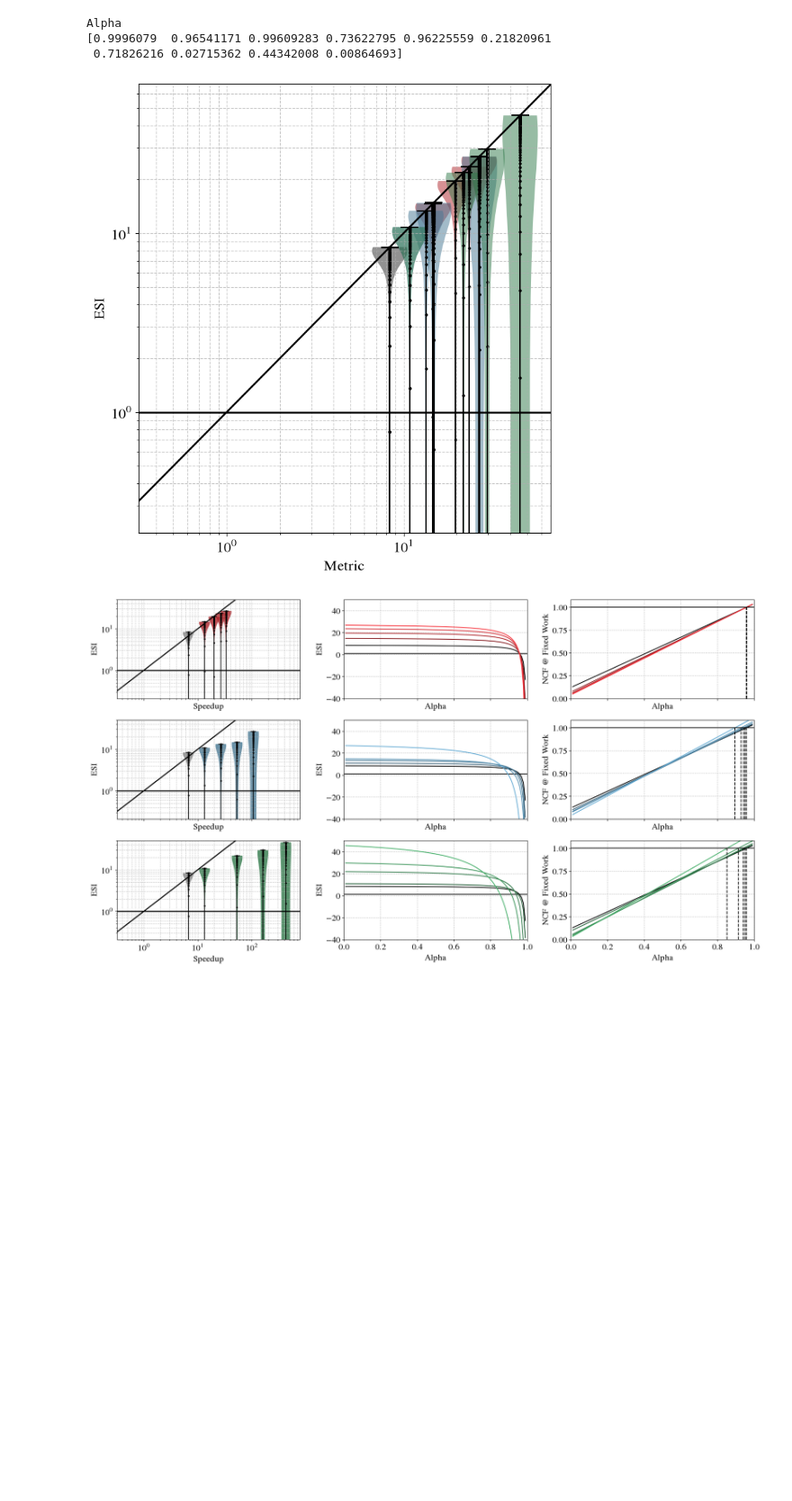
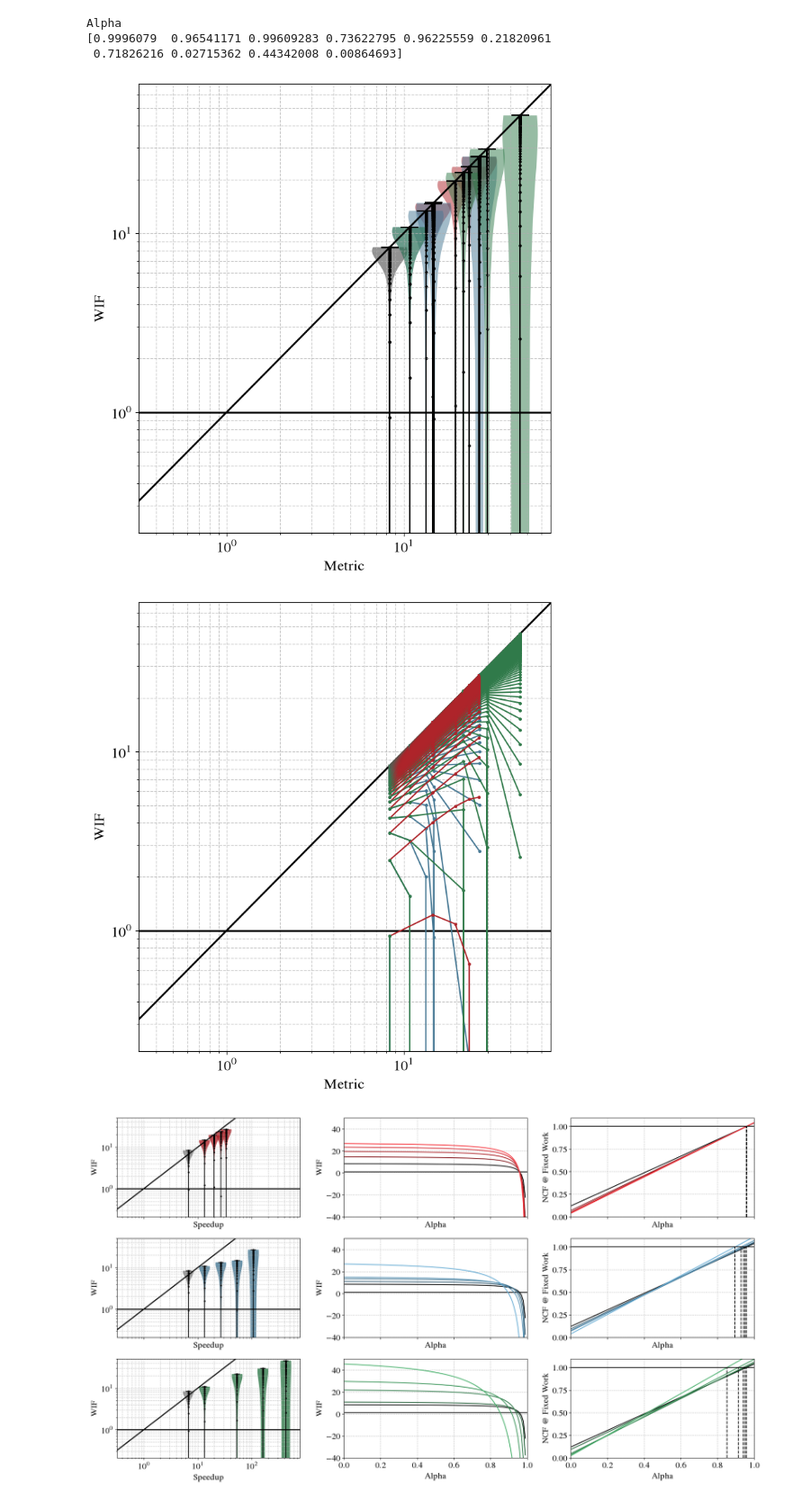
Before and after one commit to PolMaistriaux/IoT_Node_Modeling, a Jupyter notebook: Test_new_applications/Notebook_ASI_Framework.ipynb, the cells around one changed output. Shown at 90% size. Drawn from its saved outputs; the diff is of its cells as text; code cells hidden in the pictures; blank space fills up the shorter version.

```diff
--- a/Test_new_applications/Notebook_ASI_Framework.ipynb
+++ b/Test_new_applications/Notebook_ASI_Framework.ipynb
@@ -925,7 +928,7 @@ metric = 1/theor_energy_ratio # theor_speedup_ratio
 
 for a in range(len(baseline_area)):
     ax[0,a].set_yscale('log')
-    ax[0,a].set_ylabel('ESI')
+    ax[0,a].set_ylabel('WIF')
 
     ax[0,a].plot(speedup_space, 10**speedup_space, 'black', linewidth=2, label='Strongly Sustainable')
     ax[0,a].plot(speedup_space, np.ones(len(speedup_space)), 'black', linewidth=2, label='Strongly Sustainable')
@@ -966,7 +969,81 @@ for a in range(len(baseline_area)):
 fig.tight_layout()
 plt.show()
 # %% [output]
-[figure, old version]
+[figure, new version]
+# %%
+
+theor_ncf_test     = np.zeros((len(alpha_studied),len(baseline_area),3,arch_Dim,analysis_nMem_type,2))
+for k in range(3):
+    for a in range(len(baseline_area)):
+        for i in range(arch_Dim):
+            for d, j in enumerate(analysis_Mem_type):
+                theor_ncf_test[:,a,k,i,d,0]= (1 - (theor_area_ratio[k,i,j,a]* (alpha_studied)) ) /  (theor_energy_ratio[k,i,j]* (1-alpha_studied))
+                theor_ncf_test[:,a,k,i,d,1]= (1 - (theor_area_ratio[k,i,j,a]* (alpha_studied)) ) /  (theor_energy_ratio[k,i,j]* (1-alpha_studied) *min(max_usable_speedup,theor_speedup_ratio[k,i,j]))
+
+
+# -----------------
+max_reused_speedup = np.array([10,20,50,100])
+
+# ASI Framework separations
+s_log_min = -0.5
+s_log_max = 3
+speedup_space = np.linspace(s_log_min, s_log_max, 100)
+
+log_ticks = np.array([])
+for i  in np.arange(np.floor(s_log_min), np.ceil(s_log_max),1) :
+    log_ticks = np.append(log_ticks,i + np.log10(np.linspace(1,10, 10)))
+
+formatter = FuncFormatter(lambda x_val, tick_pos: "$10^{{{:.0f}}}$".format(x_val))
+
+sep_strongly_sustainable = 1/10**speedup_space
+sep_weakly_sustainable   = 1/10**speedup_space
+
+sep_strongly_sustainable[np.where(sep_strongly_sustainable<1)] =1
+sep_weakly_sustainable  [np.where(sep_weakly_sustainable>1)]   =1
+
+arch_color_map = ['Reds', 'Blues', 'Greens']
+
+alphaViolin=0.5
+widthViolin=0.2
+bwViolin   =0.3
+# Plot the operation footprint vs FFT throughput
+
+fig, ax = plt.subplots(1,len(baseline_area),figsize=(7.5*len(baseline_area), 8), squeeze=False)
+
+metric = 1/theor_energy_ratio # theor_speedup_ratio
+
+alpha_step = 1
+
+for a in range(len(baseline_area)):
+    ax[0,a].set_yscale('log')
+    ax[0,a].set_ylabel('WIF')
+
+    ax[0,a].plot(speedup_space, 10**speedup_space, 'black', linewidth=2, label='Strongly Sustainable')
+    ax[0,a].plot(speedup_space, np.ones(len(speedup_space)), 'black', linewidth=2, label='Strongly Sustainable')
+    ax[0,a].set_xlabel('Metric')
+
+    ax[0,a].set_xlim([-0.5,1.1*np.max(np.log10(metric))])
+    ax[0,a].set_ylim([-1 ,1.5*np.max(theor_ncf_test)])
+    ax[0,a].grid(True, which='both', linestyle='--', alpha=0.7)
+    ax[0,a].xaxis.set_major_locator(ticker.MultipleLocator(1))
+    ax[0,a].xaxis.set_major_formatter(formatter)
+    ax[0,a].xaxis.set_minor_locator(ticker.FixedLocator(log_ticks))
+
+    for d, j in enumerate(analysis_Mem_type):
+
+        for i_a, alp  in enumerate(alpha_studied[::alpha_step]):
+            for k in range(3):
+                p = ax[0,a].plot(np.log10(metric[k,:,j]),   theor_ncf_test[i_a*alpha_step,a,k,:,d,0],  c=color_array[k,2],  markersize=5, marker='.')
+
+
+
+#fig.colorbar(p,ax=ax,orientation='vertical',label='Alpha')
+
+# Add legend
+fig.tight_layout()
+plt.show()
+# %% [output]
+[figure, added]
 # %%
 # ASI Framework separations
 s_log_min = -0.5
```
Also changed, not shown: parts of 8 cells of this notebook, 2 other files.
